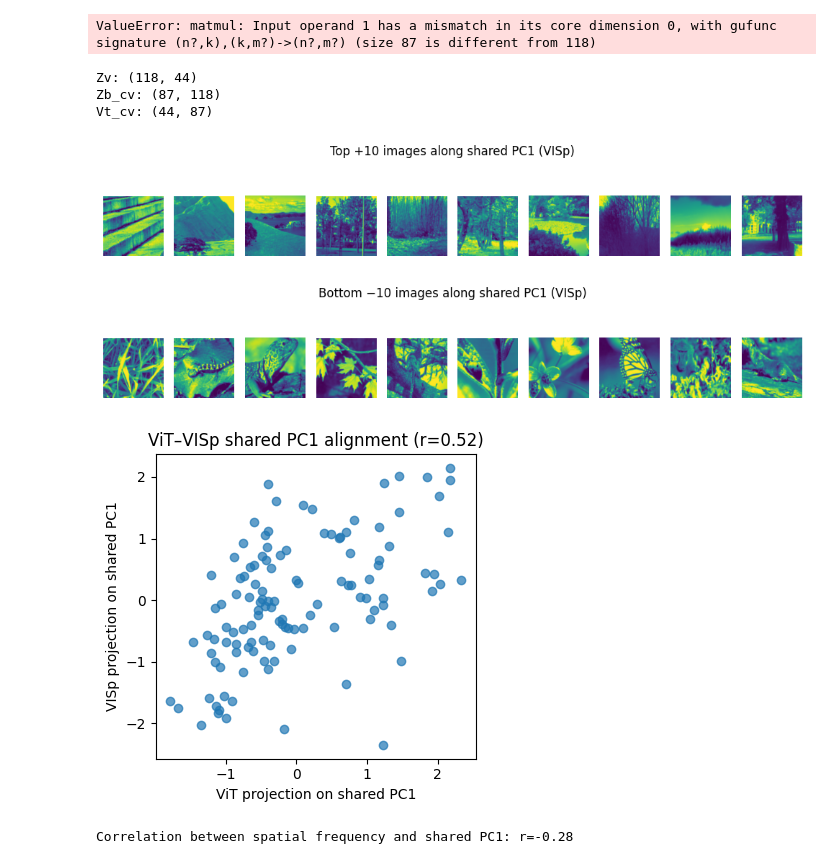
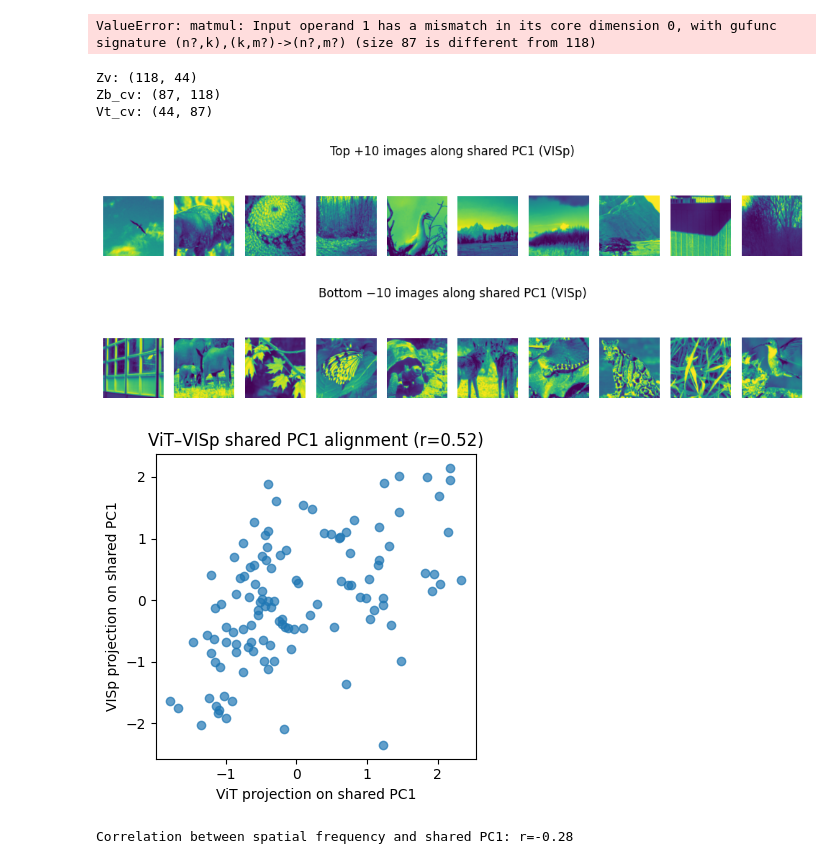
Before and after one commit to mariakesa/MITNeuralComputation, a Jupyter notebook: alex_williams/cvPCA_correct.ipynb, the cells around one changed output. Drawn from its saved outputs; the diff is of its cells as text; code cells hidden in the pictures.

```diff
--- a/alex_williams/cvPCA_correct.ipynb
+++ b/alex_williams/cvPCA_correct.ipynb
@@ -488,39 +488,39 @@ vit_shared_scores   = (vit_shared_scores - vit_shared_scores.mean()) / vit_share
 brain_shared_scores = (brain_shared_scores - brain_shared_scores.mean()) / brain_shared_scores.std()
 
 # Sort images by shared axis
-idx_sorted = np.argsort(vit_shared_scores)
+idx_sorted = np.argsort(brain_shared_scores)
 top10 = idx_sorted[-10:]
 bot10 = idx_sorted[:10]
 
 def show_ranked_images(indices, title):
     plt.figure(figsize=(10, 2))
     for i, idx in enumerate(indices):
         img = Image.open(f"{IMAGES_DIR}/scene_{idx:03d}.png")
         plt.subplot(1, len(indices), i + 1)
         plt.imshow(img)
         plt.axis("off")
     plt.suptitle(title)
     plt.tight_layout()
     plt.show()
 
 # Plot images and scatter alignment
 show_ranked_images(top10, f"Top +10 images along shared PC1 ({AREA_NAME})")
 show_ranked_images(bot10, f"Bottom −10 images along shared PC1 ({AREA_NAME})")
 
 r = np.corrcoef(vit_shared_scores, brain_shared_scores)[0,1]
 plt.figure(figsize=(4,4))
 plt.scatter(vit_shared_scores, brain_shared_scores, alpha=0.7)
 plt.xlabel("ViT projection on shared PC1")
 plt.ylabel(f"{AREA_NAME} projection on shared PC1")
 plt.title(f"ViT–{AREA_NAME} shared PC1 alignment (r={r:.2f})")
 plt.tight_layout()
 plt.show()
 # %% [output]
 Zv: (118, 44)
 Zb_cv: (87, 118)
 Vt_cv: (44, 87)
-[figure, old version]
+[figure, new version]
-[figure, old version]
+[figure, new version]
 [figure]
 # %%
 import numpy as np, cv2
```
Also changed, not shown: parts of 2 cells of this notebook, 3 other files.
